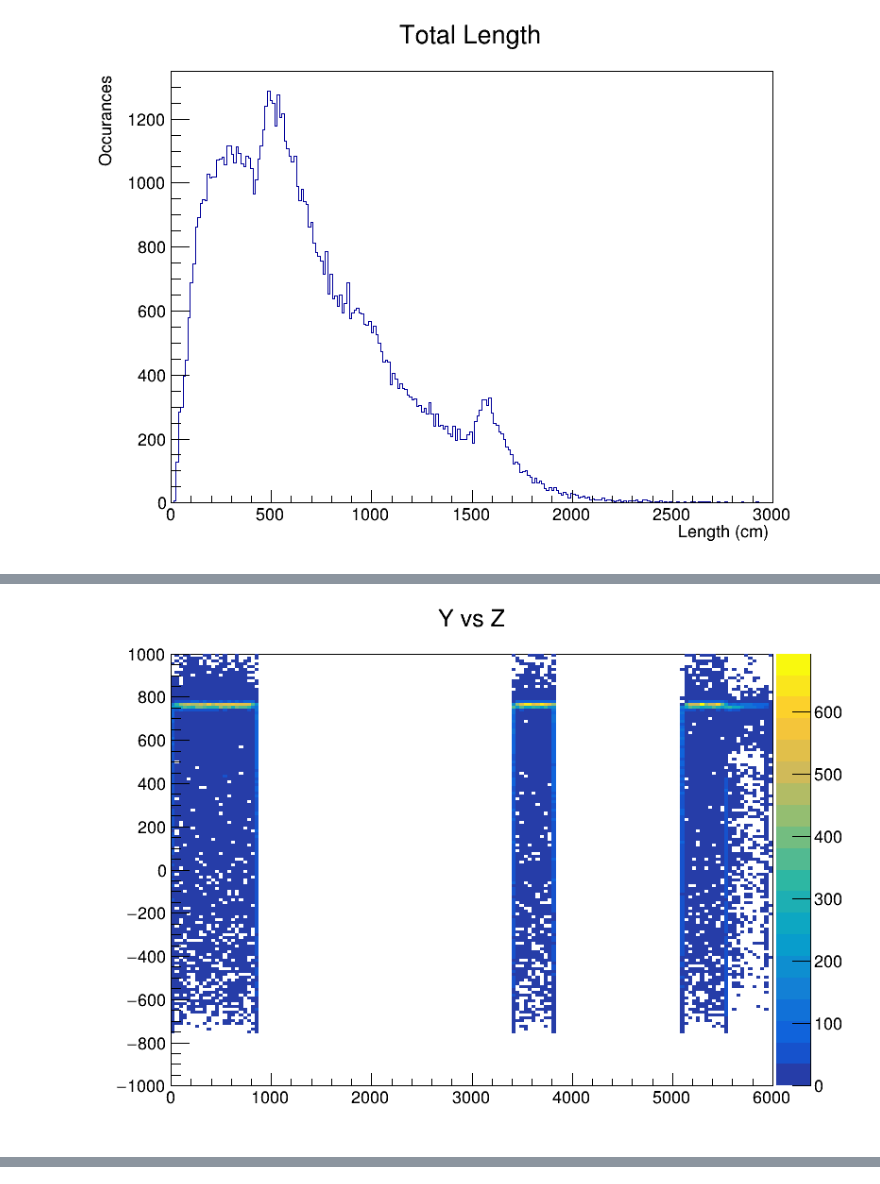
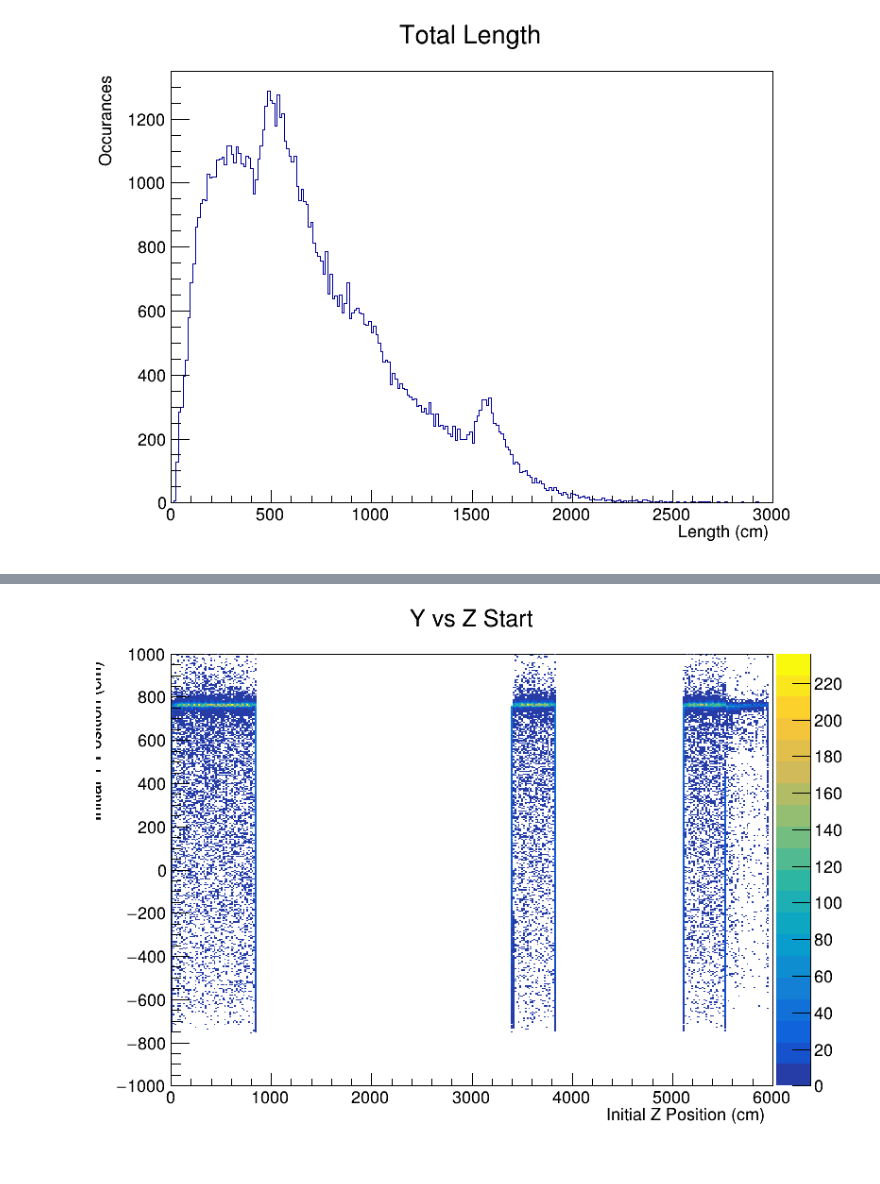
Before and after one commit to navaneethsrinath/RootPractice, a Jupyter notebook: novadatapractice.ipynb, the cells around one changed output, grey strips where cells are left out. Saved outputs shown, nothing was run; the diff lists cells and outputs as text; code cells hidden in the pictures.

```diff
--- a/novadatapractice.ipynb
+++ b/novadatapractice.ipynb
@@ -288,5 +279,5 @@ canv.Draw()
 # %%
-xvsz = ROOT.TH2D("xvsz", "X vs Z", 150, 0, 6000, 150, -1000, 1000)
+xvsz = ROOT.TH2D("xvsz", "X vs Z Start", 350, 0, 6000, 350, -1000, 1000)
 
 
 for entryNum in range(0, tree.GetEntries()):
@@ -297,6 +288,9 @@ for entryNum in range(0, tree.GetEntries()):
     startPosz = getattr(tree, "startPosZ")[0]
     xvsz.Fill(startPosz, startPosx)
 
+ROOT.gStyle.SetPalette(57)
+xvsz.GetYaxis().SetTitle("Initial X Position (cm)")
+xvsz.GetXaxis().SetTitle("Initial Z Position (cm)")
 xvsz.Draw("colz")
 canv.Draw()
 # %% [output]
@@ -304,16 +299,18 @@ canv.Draw()
-# %%
-yvsz = ROOT.TH2D("yvsz", "Y vs Z", 150, 0, 6000, 150, -1000, 1000)
-
-
-for entryNum in range(0, tree.GetEntries()):
-    tree.GetEntry(entryNum)
-    if getattr(tree, "ntrack") == 0:
-        continue
-    startPosy = getattr(tree, "startPosY")[0]
-    startPosz = getattr(tree, "startPosZ")[0]
-    yvsz.Fill(startPosz, startPosy)
-
-yvsz.Draw("colz")
-canv.Draw()
-# %% [output]
-[figure, removed]
+# %%
+yvsz = ROOT.TH2D("yvsz", "Y vs Z Start", 350, 0, 6000, 350, -1000, 1000)
+
+
+for entryNum in range(0, tree.GetEntries()):
+    tree.GetEntry(entryNum)
+    if getattr(tree, "ntrack") == 0:
+        continue
+    startPosy = getattr(tree, "startPosY")[0]
+    startPosz = getattr(tree, "startPosZ")[0]
+    yvsz.Fill(startPosz, startPosy)
+
+
+yvsz.GetYaxis().SetTitle("Initial Y Position (cm)")
+yvsz.GetXaxis().SetTitle("Initial Z Position (cm)")
+yvsz.Draw("colz")
+canv.Draw()
+# %% [output]
@@ -319,0 +318 @@ canv.Draw()
+[figure, added]
```
Also changed, not shown: parts of 10 cells of this notebook.
